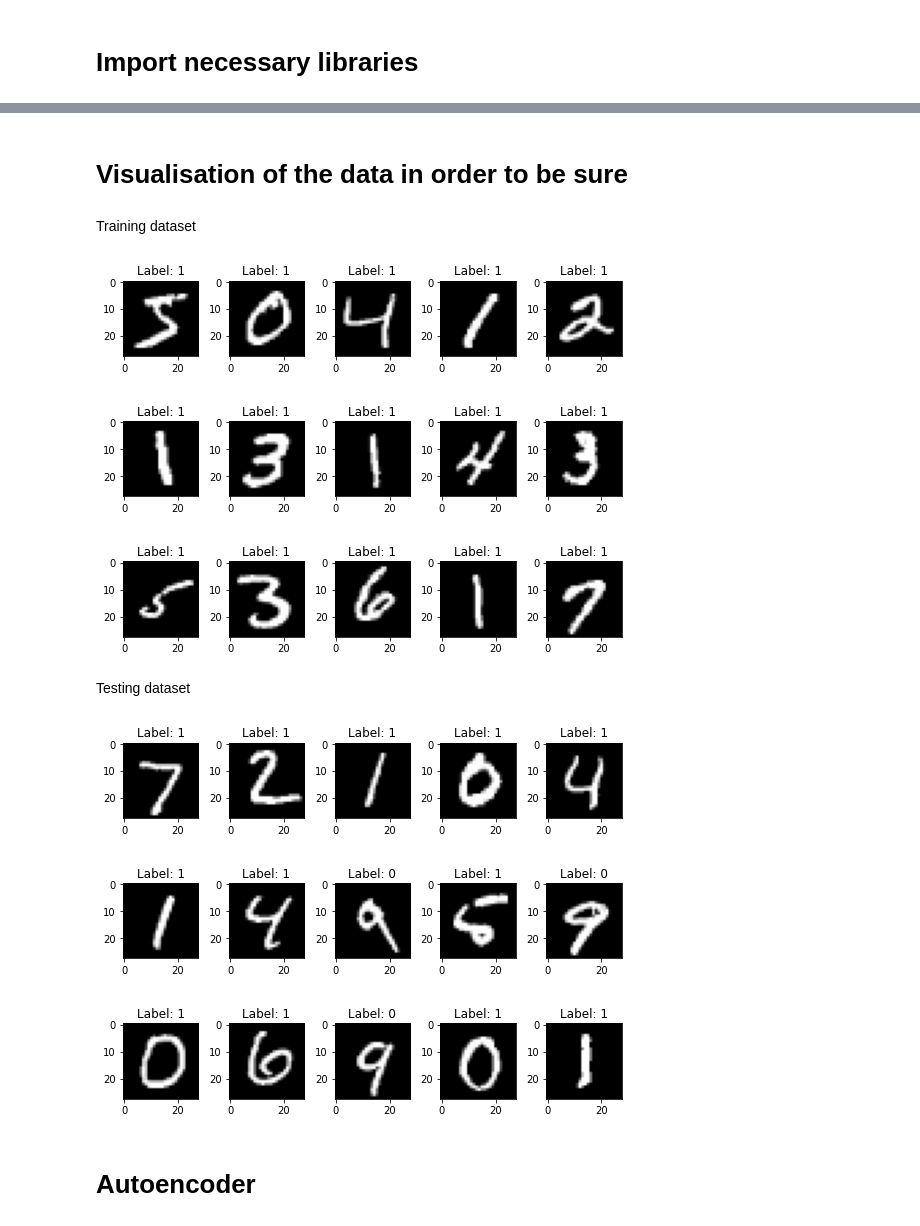
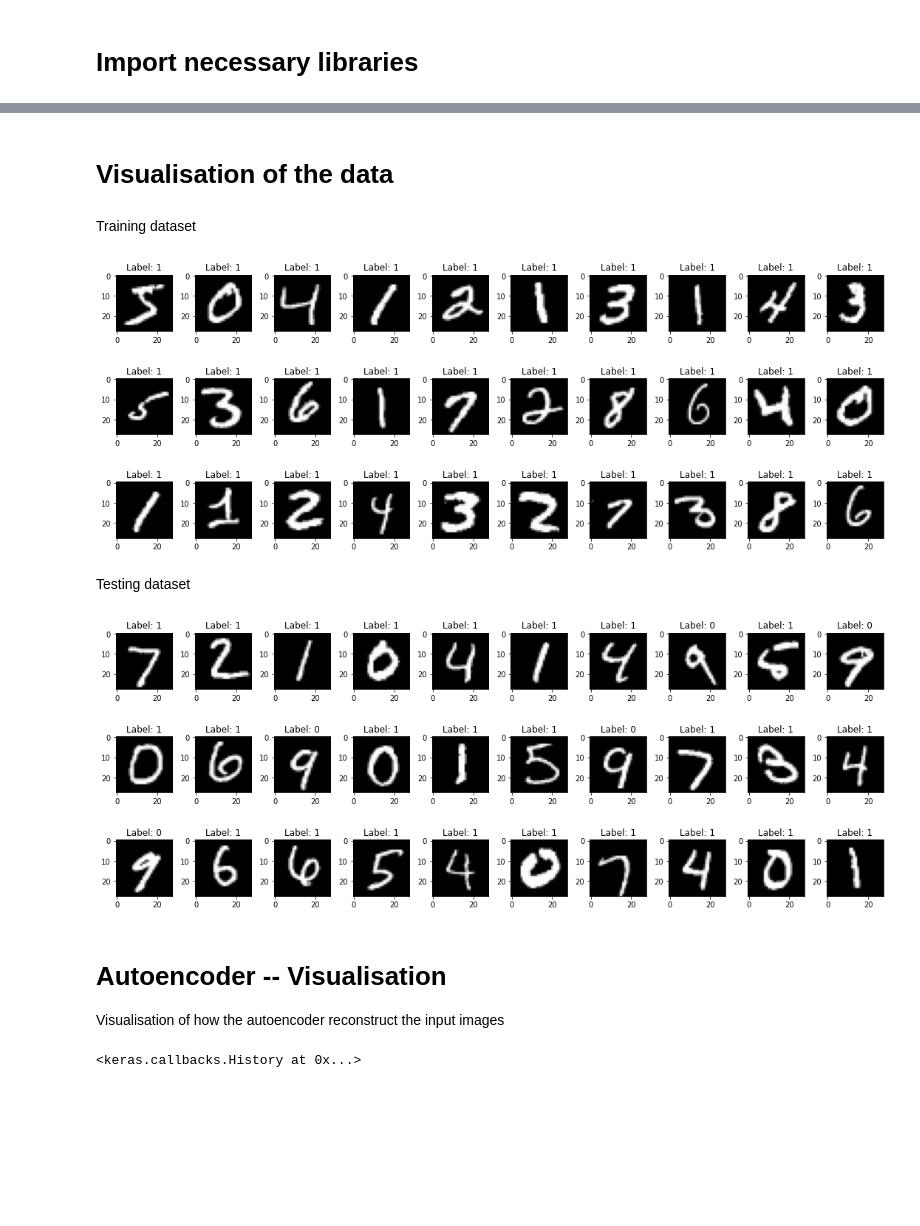
Before and after one commit to odartsi/AnomalyDetection, a Jupyter notebook: Autoencoder.ipynb, the cells around one changed output, grey strips where cells are left out. Saved outputs shown, nothing was run; the diff lists cells and outputs as text; code cells hidden in the pictures; blank space fills up the shorter version.

```diff
--- a/Autoencoder.ipynb
+++ b/Autoencoder.ipynb
@@ -58,9 +59,17 @@ import matplotlib.pyplot as plt
 # %%
-def remove_anomalies(anomaly, x, y):
+def minst_dataset():
+  (x_train, y_train), (x_test, y_test) =  tf.keras.datasets.mnist.load_data()
+  x_train = x_train.astype('float32') / 255.
+  x_test = x_test.astype('float32') / 255.
+  x_train, y_train = train_set_cleanup(i, x_train, y_train)
+  x_test, y_test = test_set_cleanup(i, x_test, y_test)
+  return (x_train, y_train), (x_test, y_test)
+
+def train_set_cleanup(anomaly, x, y):
     idx = (y != anomaly).nonzero()
     y[idx] = np.ones(len(idx))
-    return x[idx], y[idx]
+    return (x[idx], y[idx])
 
-def testing_cleanup(anomaly,x,y):
-    y = np.array([1 if y != anomaly else 0 for y in y])
-    return x,y
+def test_set_cleanup(anomaly,x,y):
+    y = np.array([1 if y[i] != anomaly else 0 for i in range(len(y))])
+    return (x,y)
@@ -78,27 +76,30 @@ train_ds = (x_train, y_train)
 # %% [markdown]
-# Visualisation of the data in order to be sure
+# Visualisation of the data
 # %% [markdown]
 Training dataset
+# %%
+i=9
+(x_train, y_train), (x_test, y_test) = minst_dataset()
 # %%
 rows = 3
-cols = 5
-num=15
+cols = 10
+num=30
 # plot images
 fig, axes = plt.subplots(rows, cols, figsize=(1.5*cols,2*rows))
 for i in range(num):
     ax = axes[i//cols, i%cols]
     ax.imshow(x_train[i], cmap='gray')
     ax.set_title('Label: {}'.format(y_train[i]))
 plt.tight_layout()
 plt.show()
 # %% [output]
-[figure, old version]
+[figure, new version]
 # %% [markdown]
 Testing dataset
 # %%
 rows = 3
-cols = 5
-num=15
+cols = 10
+num=30
 # plot images
 fig, axes = plt.subplots(rows, cols, figsize=(1.5*cols,2*rows))
 for i in range(num):
@@ -108,9 +109,11 @@ for i in range(num):
 plt.tight_layout()
 plt.show()
 # %% [output]
-[figure, old version]
+[figure, new version]
-# %% [markdown]
-# Autoencoder
+# %% [markdown]
+# Autoencoder -- Visualisation
+
+Visualisation of how the autoencoder reconstruct the input images
 # %%
 latent_dim = 64
 
@@ -133,3 +136,11 @@ class Autoencoder(Model):
     return decoded
 
 autoencoder = Autoencoder(latent_dim)
+autoencoder.compile(optimizer='adam', loss='mae')
+autoencoder.fit(x_train, x_train,
+                epochs=10,
+                shuffle=True,
+                verbose=0,
+                validation_data=(x_test, x_test))
+# %% [output]
+<keras.callbacks.History at 0x...>
```
Also changed, not shown: parts of 24 cells of this notebook.
